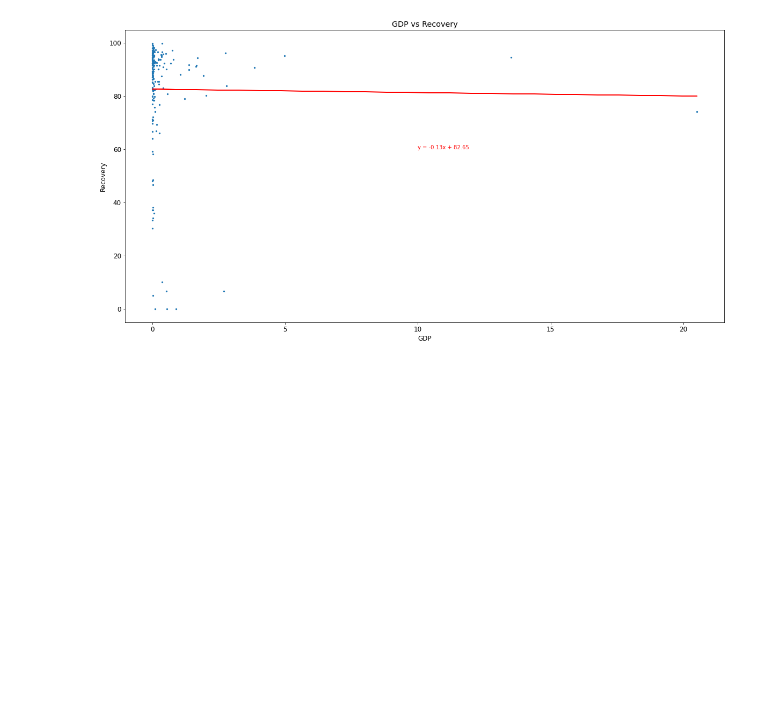
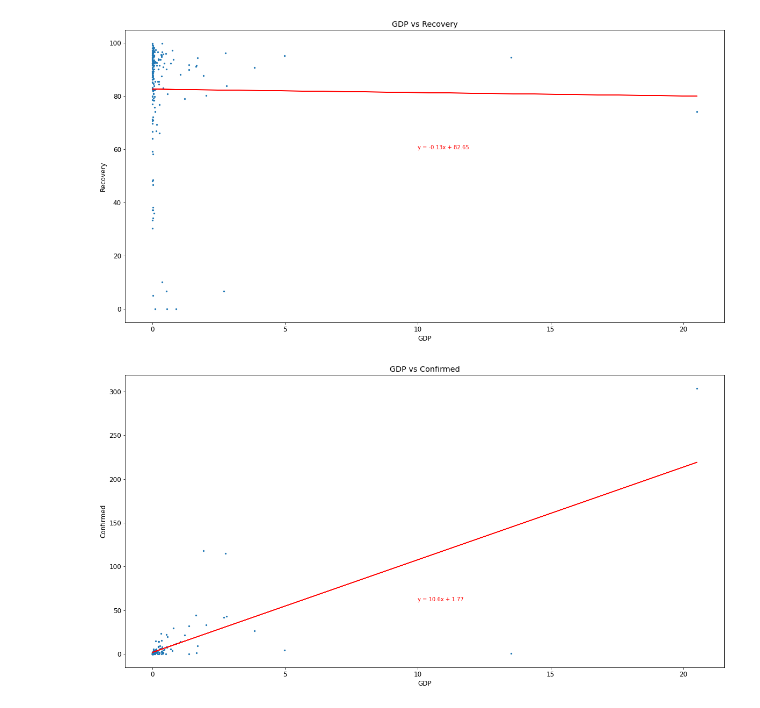
Before and after one commit to benjaminharkins/3Musketeers_DT, a Jupyter notebook: covid_data_prep - Prasanna.ipynb, the cells around one changed output. Saved outputs shown, nothing was run; the diff lists cells and outputs as text; code cells hidden in the pictures; blank space fills up the shorter version.

Commit message:
Added Scatter Plots-Final Version

```diff
--- a/covid_data_prep - Prasanna.ipynb
+++ b/covid_data_prep - Prasanna.ipynb
@@ -196,6 +196,35 @@ plt.rcParams.update({"font.size":12})
 plt.savefig("GDP_Recovery.png", pad_inches = 0.1, bbox_inches = "tight")
 # %% [output]
 [figure]
+# %%
+# This logic calculates correlation between GDP and Recovery
+
+x1 = covid_gdp_data['Average GDP']/1000000000000
+y1 = covid_gdp_data['confirmed']/100000
+
+# This logic calculates Linear Regression and returns slope/intercept, rvalue, pvalue, std error
+(slope, intercept, rvalue, pvalue, stderr) = linregress(x1, y1)
+regress_values = x1 * slope + intercept
+
+line_eq = "y = " + str(round(slope,2)) + "x + " + str(round(intercept,2))
+
+# Plot linear regression on top of scatter plot
+fig, ax = plt.subplots(figsize=(20, 10))
+ax.scatter(x = covid_gdp_data['Average GDP']/1000000000000, y = y1, s = 5)
+
+plt.plot(x1,regress_values,"r-")
+plt.annotate(line_eq,(10,60),fontsize=10,color="red")
+
+# Add labels and title to plot
+
+plt.xlabel("GDP")
+plt.ylabel("Confirmed")
+plt.title('GDP vs Confirmed')
+#plt.show()
+plt.rcParams.update({"font.size":12})
+plt.savefig("GDP_Confirmed.png", pad_inches = 0.1, bbox_inches = "tight")
+# %% [output]
+[figure, added]
 # %%
 # Output dataframe to csv
 covid_gdp_data.to_csv("Resources/covid_gdp_test.csv")
```
